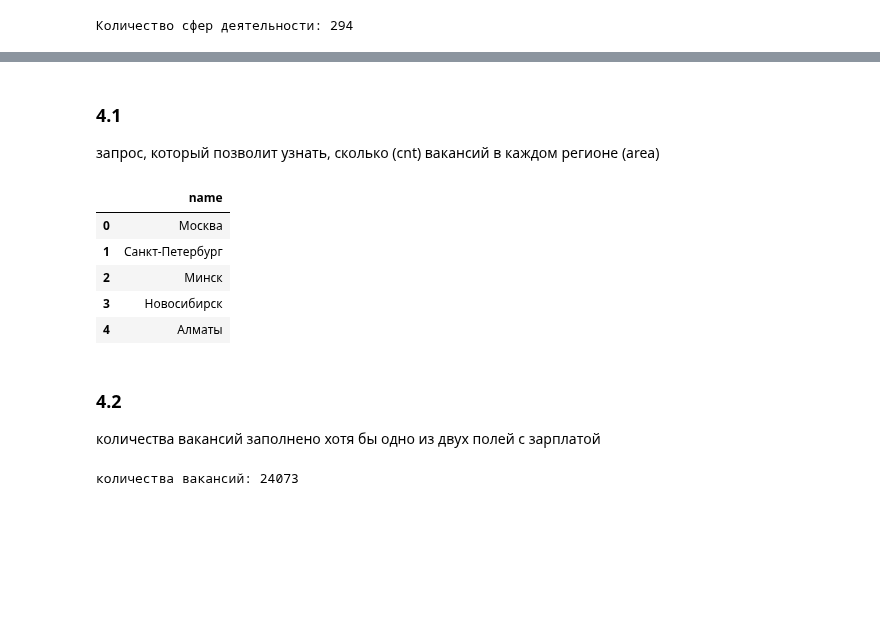
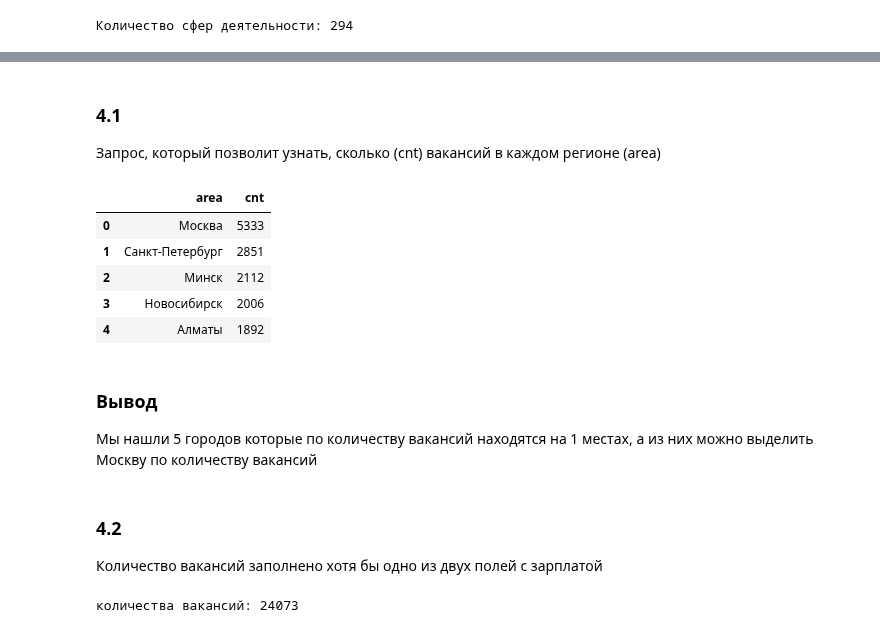
Before and after one commit to GloriTV/Lesson, a Jupyter notebook: Project_2/Project_2.ipynb, the cells around one changed output, grey strips where cells are left out. Drawn from its saved outputs; the diff is of its cells as text; code cells hidden in the pictures; blank space fills up the shorter version.

```diff
--- a/Project_2/Project_2.ipynb
+++ b/Project_2/Project_2.ipynb
@@ -29,11 +31,11 @@ connection = psycopg2.connect(
 # %% [markdown]
 Запрос
 # %%
-def zapr(query ) -> df:
+def zapr(query ):
     """Функция запроса к базе SQL
 
     Args:
-        query (_str_): запрос принимаем ввиде строки
+        query (_str_): запрос принимаем в виде строки
 
     Returns:
         df: Возвращаем полученый DataFrame
@@ -88,24 +119,34 @@ print('Количество сфер деятельности:', zapr(query )['c
 # %% [markdown]
 ### 4.1
-запрос, который позволит узнать, сколько (cnt) вакансий в каждом регионе (area)
+Запрос, который позволит узнать, сколько (cnt) вакансий в каждом регионе (area)
 # %%
-n = 5
-query = f'''select a.name
+# код запроса представляет из себя строковую переменную
+# по id присваеваим название регионов, группируем по регионам и считаем сколько id вошло в регион.
+# Затем сортируем в порядке убывания по количеству вошедших id и выводим 5 первых строк
+
+n = 5 #  количество выводимых строк
+
+query = f'''select a.name AS area,
+                  COUNT(v.id) AS cnt
             from VACANCIES AS v
                LEFT JOIN AREAS AS a ON v.area_id=a.id
             GROUP BY a.name
-            ORDER BY COUNT(*) DESC
+            ORDER BY COUNT(v.id) DESC
             LIMIT {n}
          '''
+# вывести результат
 zapr(query)
 # %% [output]
-|  | name |
-| 0 | Москва |
-| 1 | Санкт-Петербург |
-| 2 | Минск |
-| 3 | Новосибирск |
-| 4 | Алматы |
+|  | area | cnt |
+| 0 | Москва | 5333 |
+| 1 | Санкт-Петербург | 2851 |
+| 2 | Минск | 2112 |
+| 3 | Новосибирск | 2006 |
+| 4 | Алматы | 1892 |
+# %% [markdown]
+### Вывод
+Мы нашли 5 городов которые по количеству вакансий находятся на 1 местах, а из них можно выделить Москву по количеству вакансий
 # %% [markdown]
 ### 4.2
-количества вакансий заполнено хотя бы одно из двух полей с зарплатой
+Количество вакансий заполнено хотя бы одно из двух полей с зарплатой
 # %%
```
Also changed, not shown: parts of 71 cells of this notebook.
